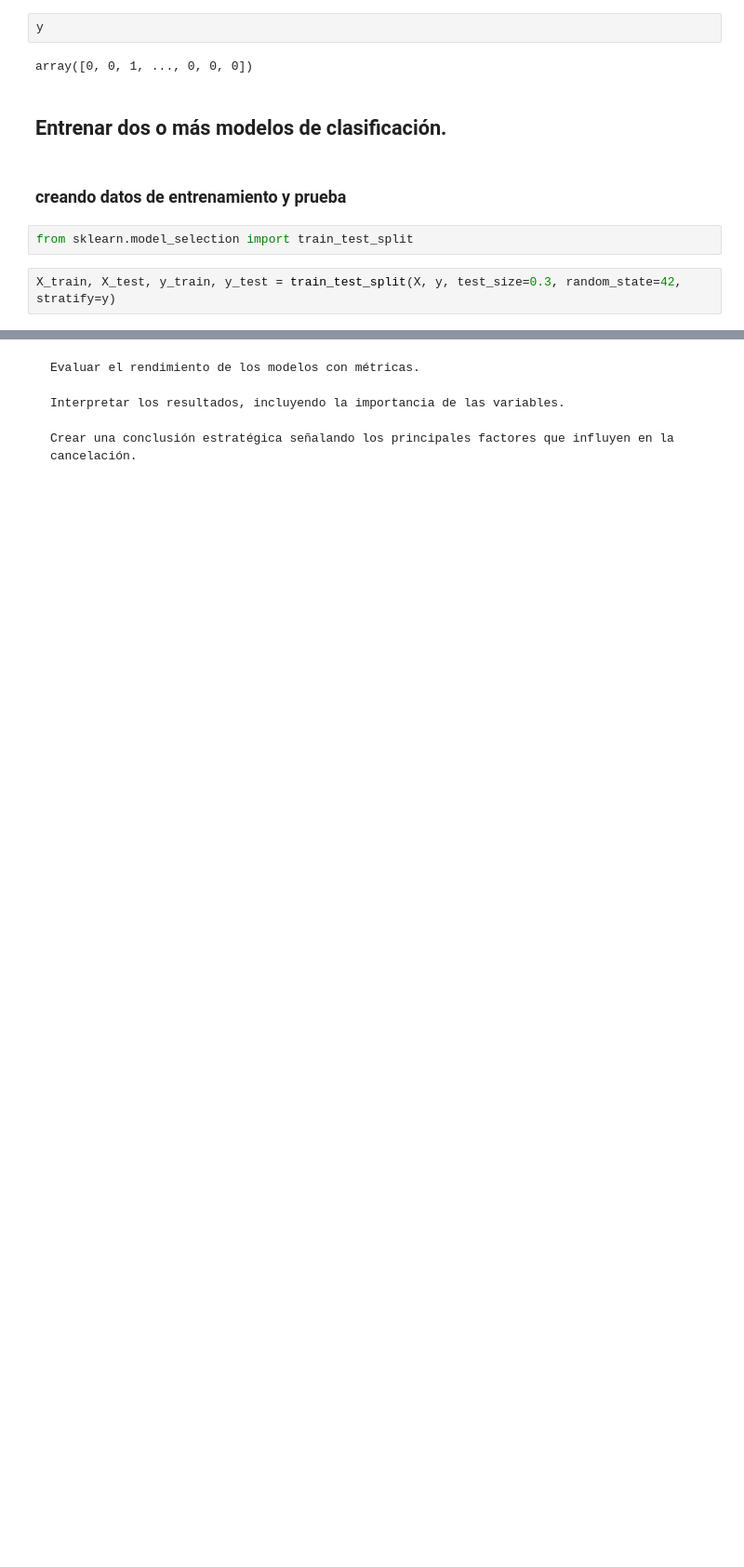
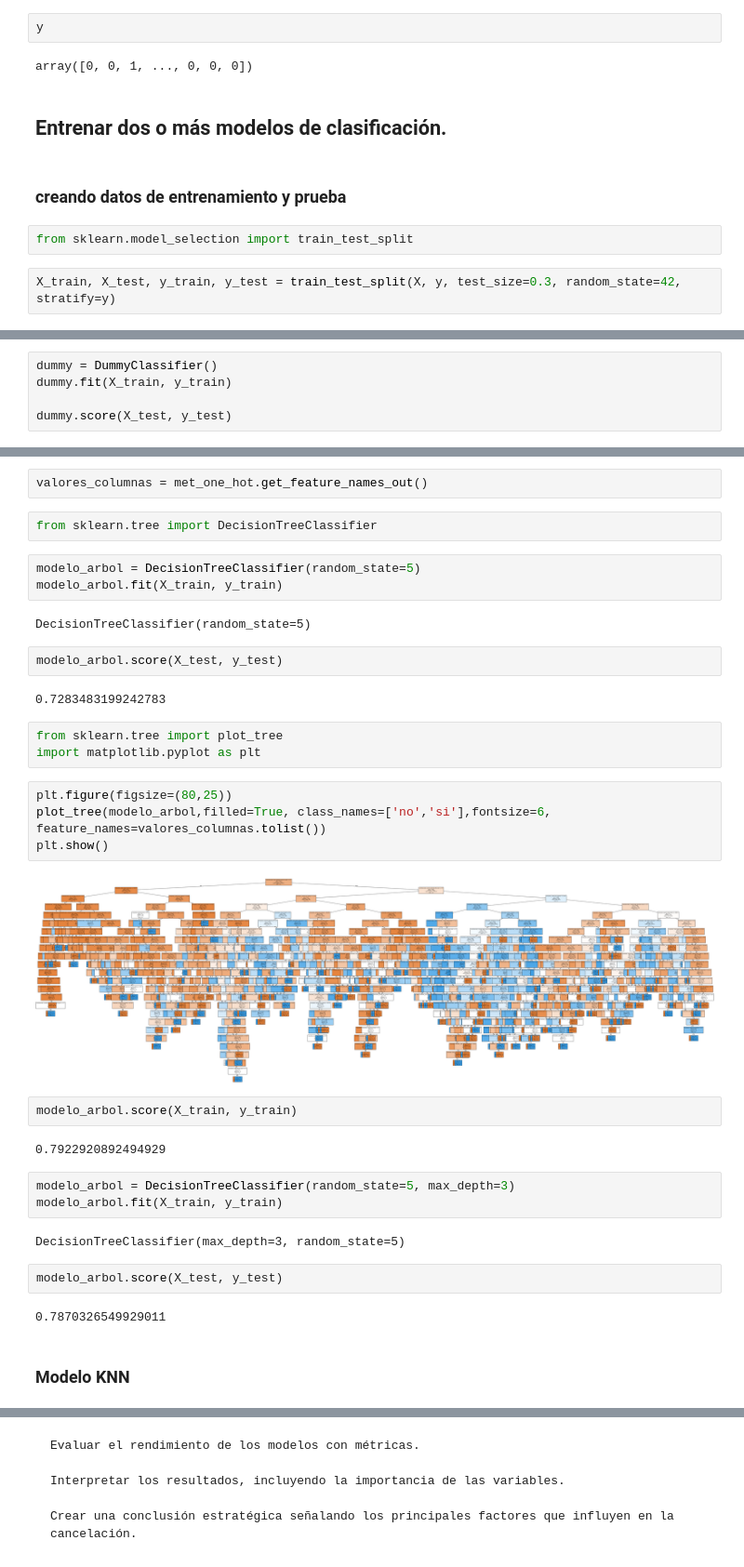
Before and after one commit to arnaldourbina/desafio_telecom_x_2, a Jupyter notebook: Desafio_TelecomX2.ipynb, the cells around one changed output, grey strips where cells are left out. Shown at 93% size. Cells and saved outputs as stored; diff of their text form; blank space fills up the shorter version.

```diff
--- a/Desafio_TelecomX2.ipynb
+++ b/Desafio_TelecomX2.ipynb
@@ -142,0 +151,5 @@ X_train, X_test, y_train, y_test = train_test_split(X, y, test_size=0.3, random_
+# %%
+dummy = DummyClassifier()
+dummy.fit(X_train, y_train)
+
+dummy.score(X_test, y_test)
@@ -142,0 +160,37 @@ X_train, X_test, y_train, y_test = train_test_split(X, y, test_size=0.3, random_
+# %%
+valores_columnas = met_one_hot.get_feature_names_out()
+# %%
+from sklearn.tree import DecisionTreeClassifier
+# %%
+modelo_arbol = DecisionTreeClassifier(random_state=5)
+modelo_arbol.fit(X_train, y_train)
+# %% [output]
+DecisionTreeClassifier(random_state=5)
+# %%
+modelo_arbol.score(X_test, y_test)
+# %% [output]
+0.7283483199242783
+# %%
+from sklearn.tree import plot_tree
+import matplotlib.pyplot as plt
+# %%
+plt.figure(figsize=(80,25))
+plot_tree(modelo_arbol,filled=True, class_names=['no','si'],fontsize=6, feature_names=valores_columnas.tolist())
+plt.show()
+# %% [output]
+[figure, added]
+# %%
+modelo_arbol.score(X_train, y_train)
+# %% [output]
+0.7922920892494929
+# %%
+modelo_arbol = DecisionTreeClassifier(random_state=5, max_depth=3)
+modelo_arbol.fit(X_train, y_train)
+# %% [output]
+DecisionTreeClassifier(max_depth=3, random_state=5)
+# %%
+modelo_arbol.score(X_test, y_test)
+# %% [output]
+0.7870326549929011
+# %% [markdown]
+### Modelo KNN
```
Also changed, not shown: parts of 13 cells of this notebook.
